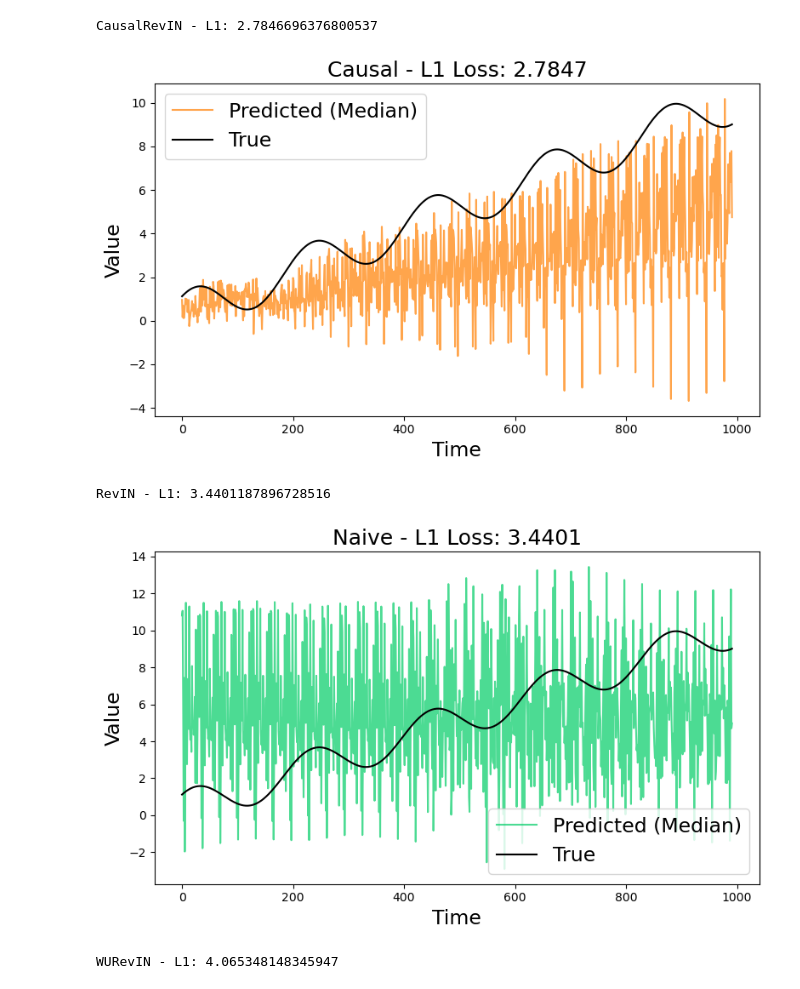
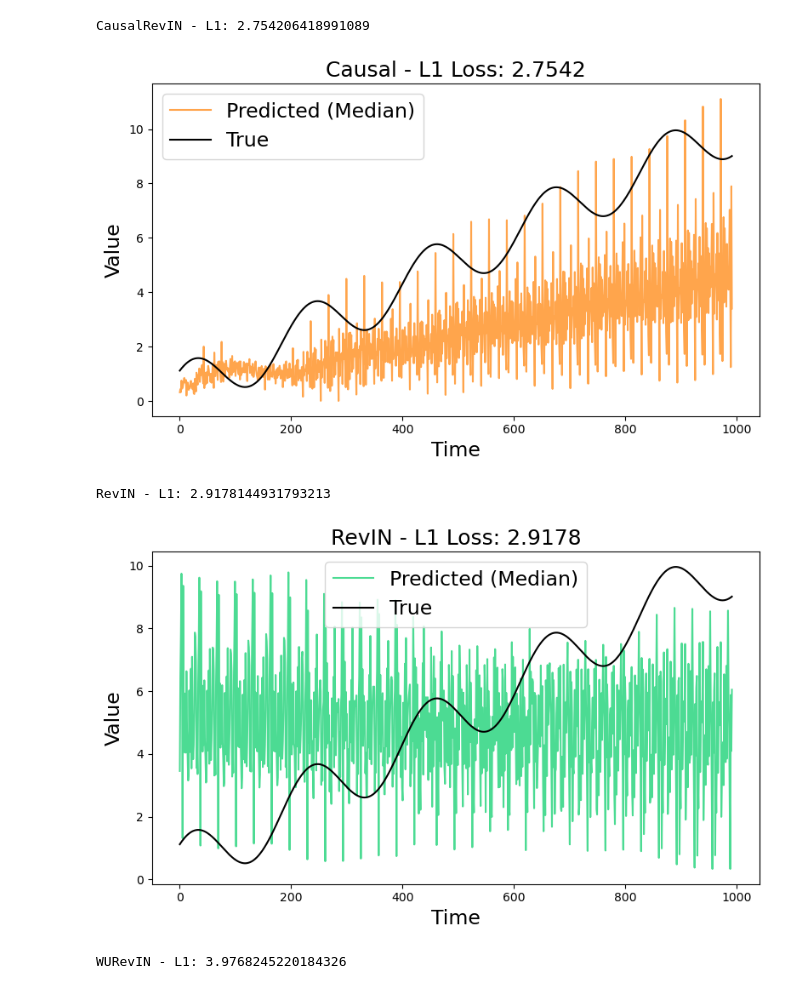
Before and after one commit to vilhess/normalizer, a Jupyter notebook: notebooks/starting_loss.ipynb, the cells around one changed output. Cells and saved outputs as stored; diff of their text form; code cells hidden in the pictures.

```diff
--- a/notebooks/starting_loss.ipynb
+++ b/notebooks/starting_loss.ipynb
@@ -9,7 +10,7 @@ from modules import PatchFM
 # %%
 conf_name={
     "CausalRevIN": "Causal",
-    "RevIN": "Naive",
+    "RevIN": "RevIN",
     "WURevIN": "WarmUp"
 }
 
@@ -17,39 +18,40 @@ dic_model_colors = {
     "CausalRevIN":          "#FF7F00",  # vivid orange
     "Causal RevIN + asinh":  "#000000",  # intense blue
     "RevIN":                 "#00CC66",  # vivid green
     "RevIN + asinh":         "#0055FF",  # electric deep blue
     "WURevIN":              "#FF3300",  # bright red-orange
     "WU RevIN + asinh":      "#CC0099",  # strong magenta
 }
 
 for rev_config in ["CausalRevIN", "RevIN", "WURevIN"]:
 
     model = PatchFM(
         patch_len=32, d_model=2048, n_heads=64, n_layers_encoder=6, revin_config_name=rev_config, use_asinh=False,
-        quantiles=[0.1, 0.2, 0.3, 0.4, 0.5, 0.6, 0.7, 0.8, 0.9], dropout=0., load_weights=False, root_dir=".")
+        quantiles=[0.1, 0.2, 0.3, 0.4, 0.5, 0.6, 0.7, 0.8, 0.9], dropout=0.)
 
     x = torch.linspace(0, 10, 1024).unsqueeze(0).repeat(16, 1)
     y = torch.sin(3*x) + x
-    predictions, x_patch = model(y)  # Forward pass in training
+    predictions = model(y)  # Forward pass in training
     predictions = predictions[:, :-1, :,]
 
+    x_patch = rearrange(y, 'b (n p) -> b n p', p=32)[:, 1:, :]
     loss = nn.L1Loss()
-    loss_value = loss(predictions[..., 4], x_patch)
+    loss_value = loss(predictions, x_patch)
     print(f"{rev_config} - L1: {loss_value.item()}")
 
     plt.figure(figsize=(8, 5))
-    plt.plot(predictions[0, :, :, 4].flatten().detach().cpu(), label="Predicted (Median)", color=dic_model_colors[rev_config], alpha=0.7)
+    plt.plot(predictions[0].flatten().detach().cpu(), label="Predicted (Median)", color=dic_model_colors[rev_config], alpha=0.7)
     plt.plot(x_patch[0, :, :].flatten().cpu(), label="True", color="black")
     plt.title(f"{conf_name[rev_config]} - L1 Loss: {loss_value.item():.4f}", fontsize=18)
     plt.xlabel("Time", fontsize=17)
     plt.ylabel("Value", fontsize=17)
     plt.legend(fontsize=17)
     plt.tight_layout()
     plt.savefig(f"figures/starting_loss_{rev_config}.pdf", dpi=300, bbox_inches='tight')
     plt.show()
 # %% [output]
-CausalRevIN - L1: 2.7846696376800537
+CausalRevIN - L1: 2.754206418991089
-[figure, old version]
+[figure, new version]
-RevIN - L1: 3.4401187896728516
+RevIN - L1: 2.9178144931793213
-[figure, old version]
+[figure, new version]
-WURevIN - L1: 4.065348148345947
+WURevIN - L1: 3.9768245220184326
```
Also changed, not shown: parts of 2 cells of this notebook, 5 other files.
